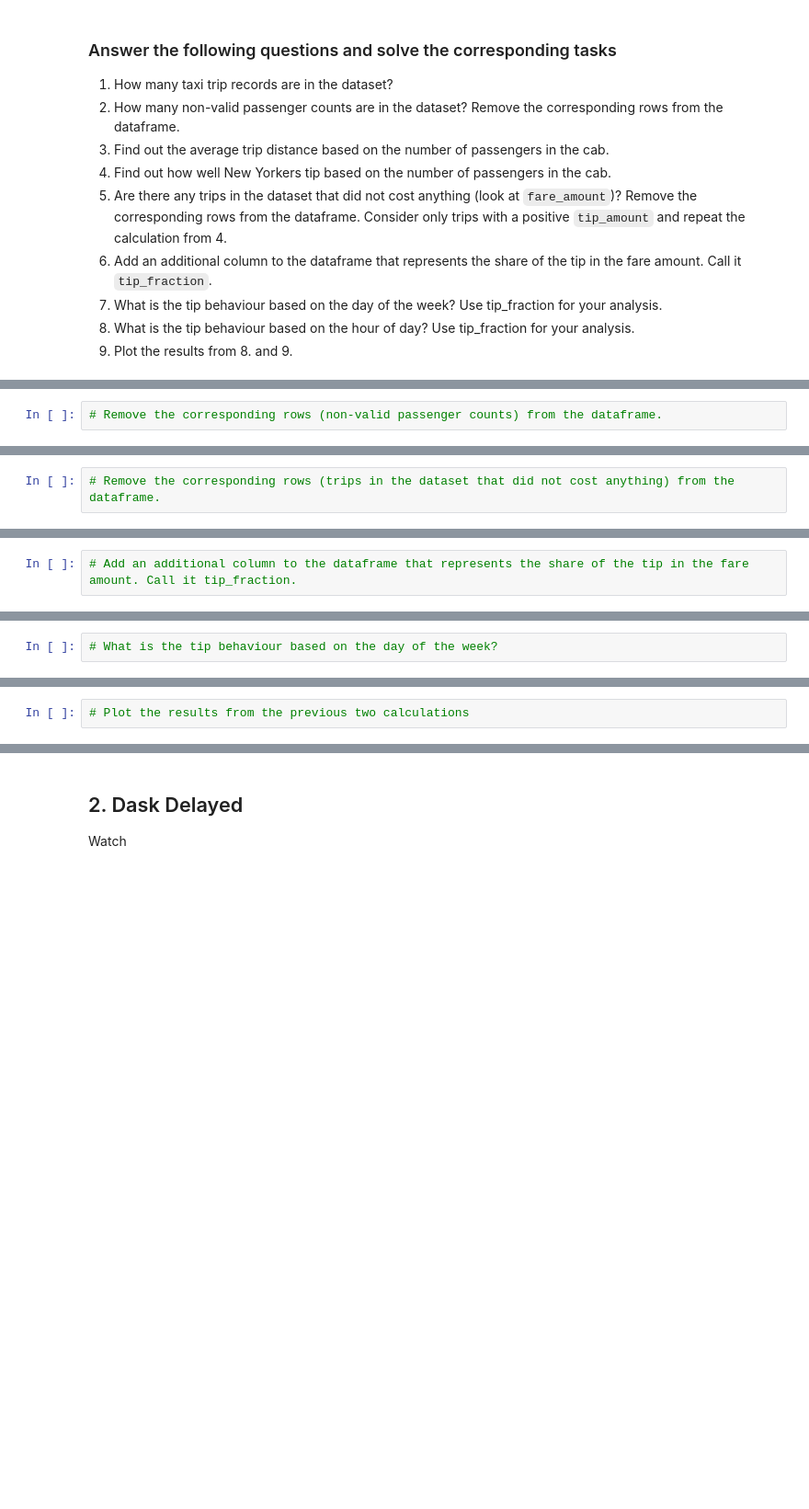
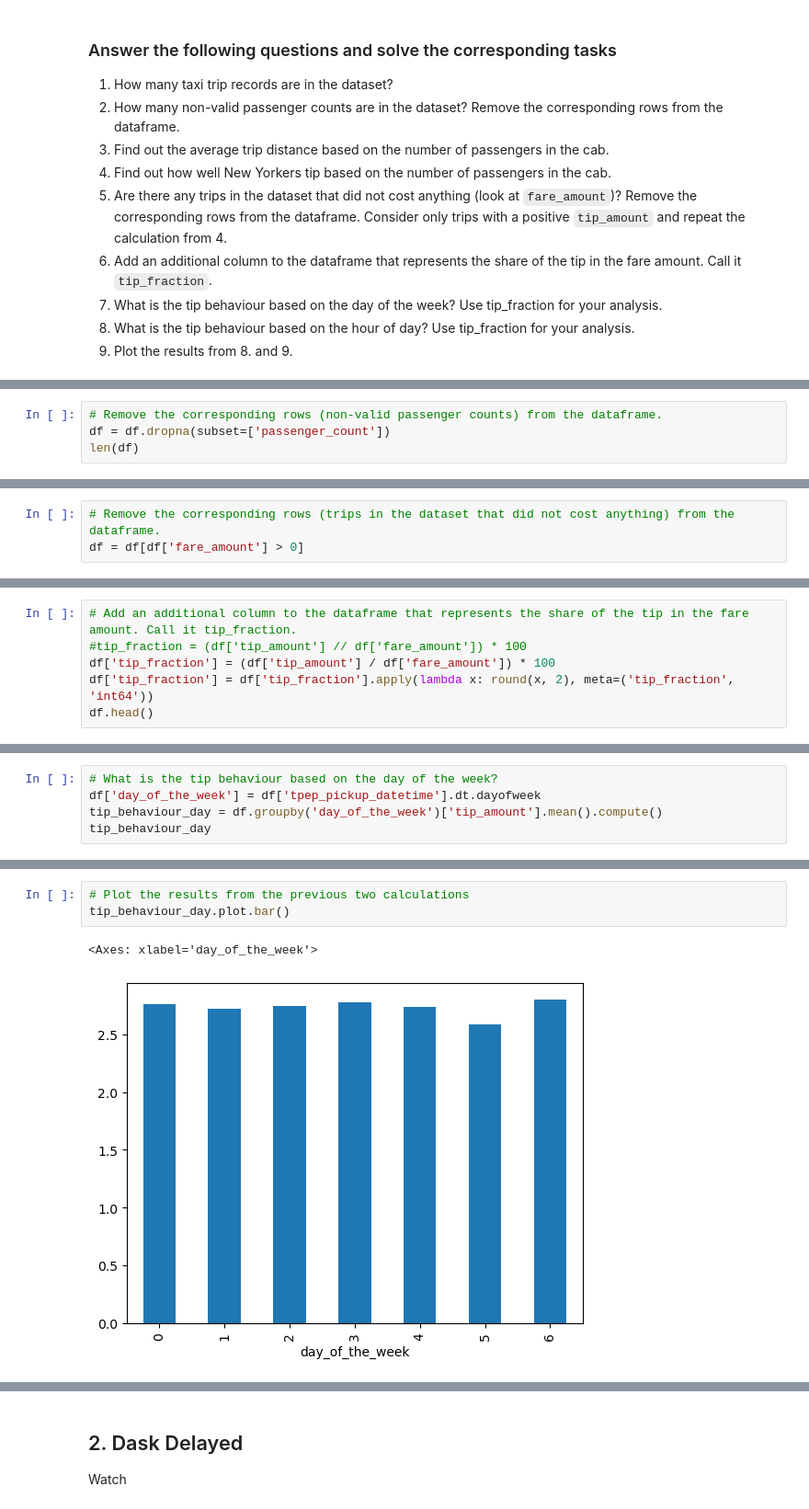
Before and after one commit to Korbiniannn/University, a Jupyter notebook: SoSe24/Data-Science-2/Praktika/2_Pandas_Dask/dask.ipynb, the cells around one changed output, grey strips where cells are left out. Shown at 92% size. Drawn from its saved outputs; the diff is of its cells as text; blank space fills up the shorter version.

```diff
--- a/SoSe24/Data-Science-2/Praktika/2_Pandas_Dask/dask.ipynb
+++ b/SoSe24/Data-Science-2/Praktika/2_Pandas_Dask/dask.ipynb
@@ -113,2 +98,4 @@ Dask Name: read_parquet, 1 expression
 # %%
 # Remove the corresponding rows (non-valid passenger counts) from the dataframe.
+df = df.dropna(subset=['passenger_count'])
+len(df)
@@ -121,4 +144,5 @@ Dask Name: read_parquet, 1 expression
 # %%
 # Remove the corresponding rows (trips in the dataset that did not cost anything) from the dataframe.
+df = df[df['fare_amount'] > 0]
 # %%
 # Consider only trips with a positive tip_amount and repeat the calculation from 4.
@@ -125,2 +165,6 @@ Dask Name: read_parquet, 1 expression
 # %%
 # Add an additional column to the dataframe that represents the share of the tip in the fare amount. Call it tip_fraction.
+#tip_fraction = (df['tip_amount'] // df['fare_amount']) * 100
+df['tip_fraction'] = (df['tip_amount'] / df['fare_amount']) * 100
+df['tip_fraction'] = df['tip_fraction'].apply(lambda x: round(x, 2), meta=('tip_fraction', 'int64'))
+df.head()
@@ -127,2 +178,5 @@ Dask Name: read_parquet, 1 expression
 # %%
 # What is the tip behaviour based on the day of the week?
+df['day_of_the_week'] = df['tpep_pickup_datetime'].dt.dayofweek
+tip_behaviour_day = df.groupby('day_of_the_week')['tip_amount'].mean().compute()
+tip_behaviour_day
@@ -131,2 +216,6 @@ Dask Name: read_parquet, 1 expression
 # %%
 # Plot the results from the previous two calculations
+tip_behaviour_day.plot.bar()
+# %% [output]
+<Axes: xlabel='day_of_the_week'>
+[figure, added]
```
Also changed, not shown: parts of 13 cells of this notebook, 23 other files.
